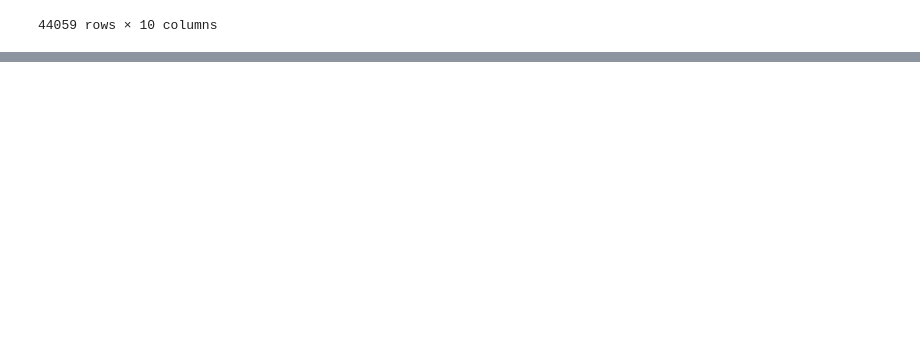
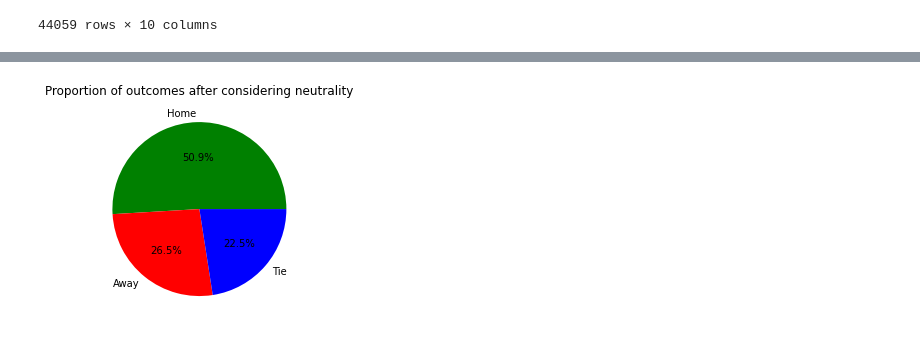
Before and after one commit to glomanu/football-home-adv, a Jupyter notebook: New_Home_adv.ipynb, the cells around one changed output, grey strips where cells are left out. Saved outputs shown, nothing was run; the diff lists cells and outputs as text; code cells hidden in the pictures; blank space fills up the shorter version.

```diff
--- a/New_Home_adv.ipynb
+++ b/New_Home_adv.ipynb
@@ -179,0 +194,3 @@ plt.pyplot.show() #makes the pie chart
+# %%
+df1.reset_index(drop=True, inplace=True) #resetting the indeces after dropping many rows
+df1
@@ -179,0 +211,3 @@ plt.pyplot.show() #makes the pie chart
+# %%
+df1 = df1.drop('neutral', axis=1) #dropping the netutral column as it's useless now
+df1
@@ -179,0 +228,8 @@ plt.pyplot.show() #makes the pie chart
+# %%
+wins2=df1['outcome'].value_counts() #Counts the amount of each outcome that occured
+wins2.index=['Home','Away','Tie'] #Changes the lable to Home Away or Tie to show who won the match
+plot2 = plt.pie(wins2,labels=wins2.index,autopct='%.1f%%',colors=['green', 'red', 'blue'], textprops={'color':"black"}) #construct the pie chart
+plt.title("Proportion of outcomes after considering neutrality") #setting a title of the plot
+plt.show() #makes the pie chart
+# %% [output]
+[figure, added]
```
Also changed, not shown: parts of 7 cells of this notebook.
